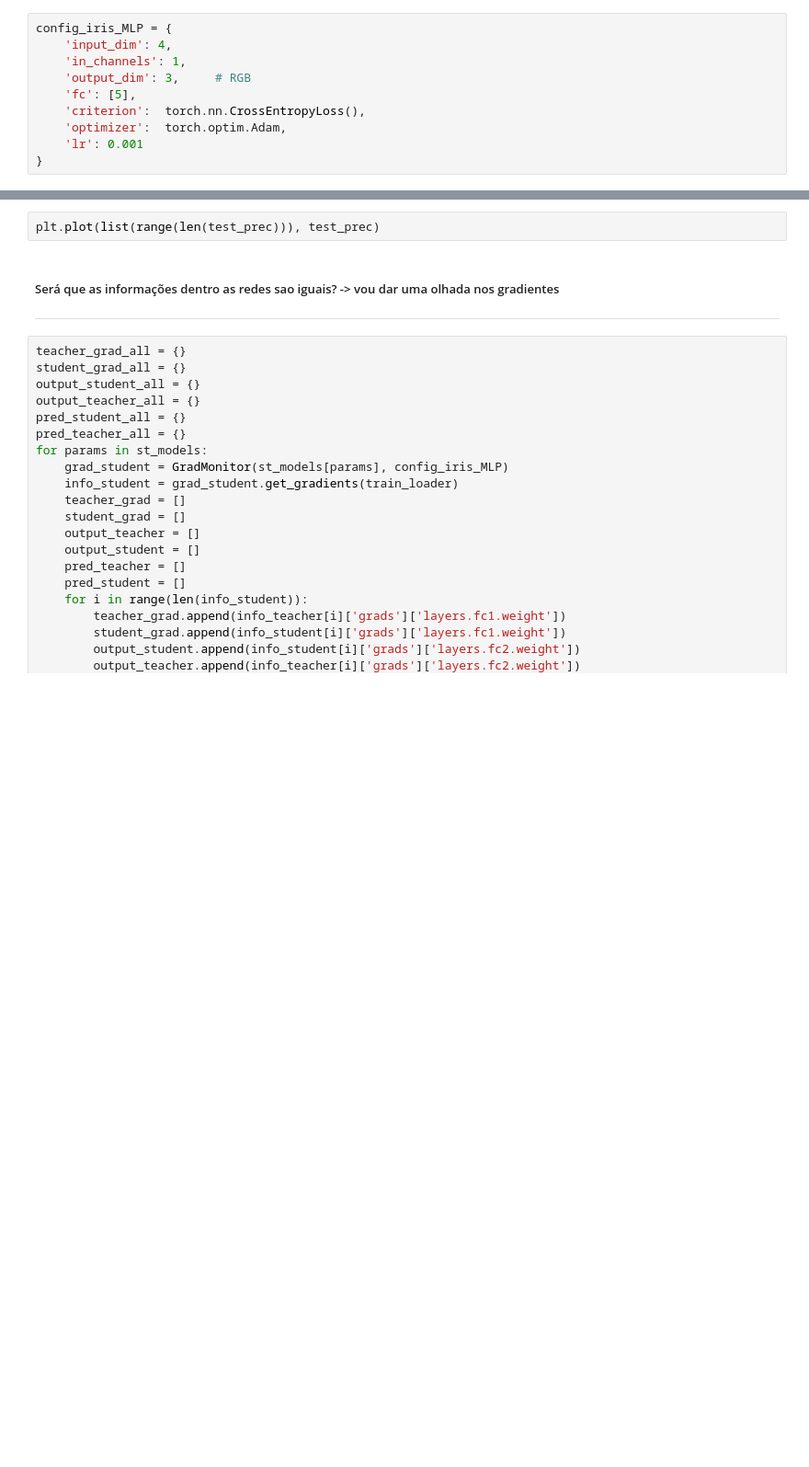
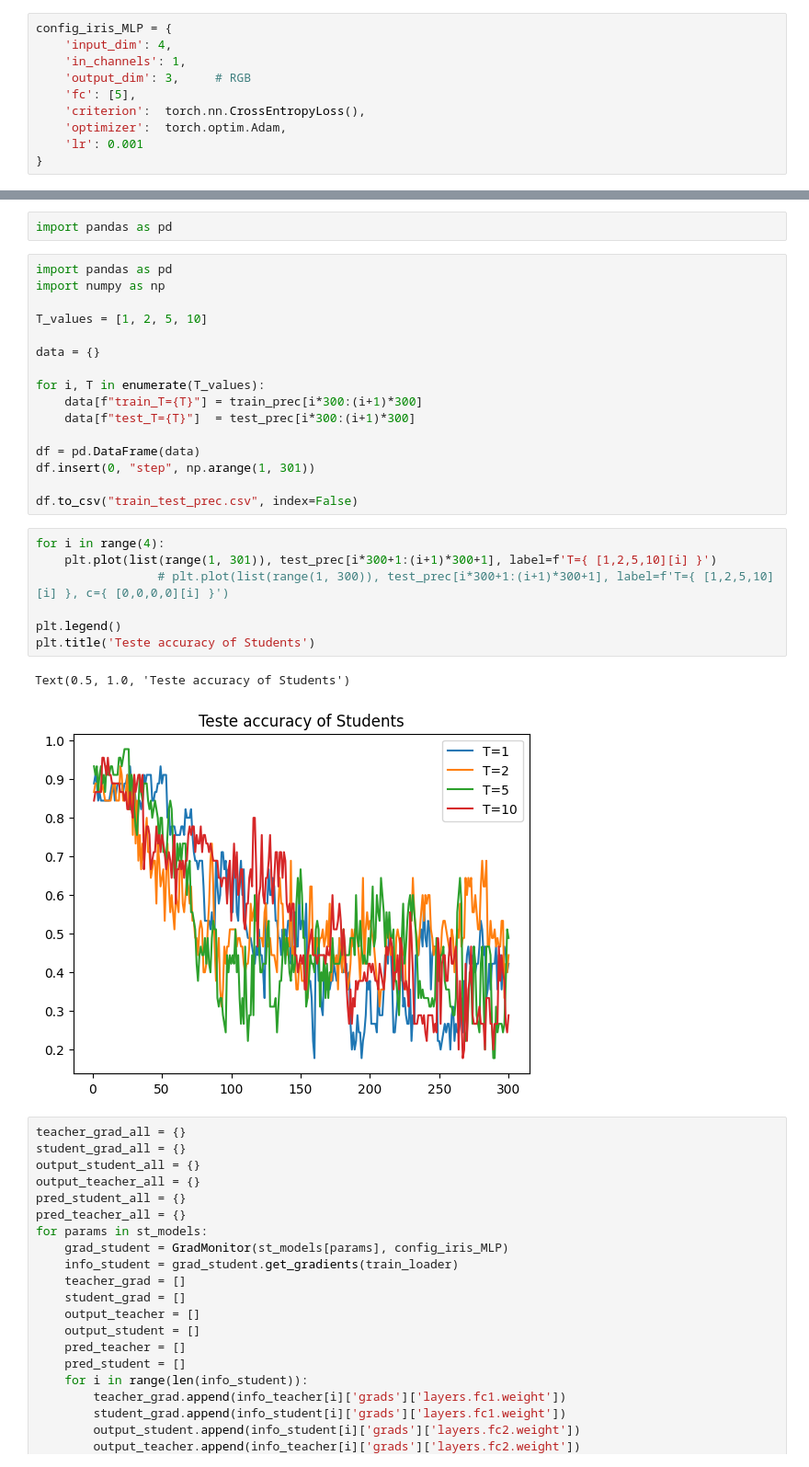
Before and after one commit to JessicaRch/knowledge_distillation, a Jupyter notebook: first_experiments/cascata_estudante.ipynb, the cells around one changed output, grey strips where cells are left out. Shown at 92% size. Drawn from its saved outputs; the diff is of its cells as text; blank space fills up the shorter version.

```diff
--- a/first_experiments/cascata_estudante.ipynb
+++ b/first_experiments/cascata_estudante.ipynb
@@ -102,8 +109,31 @@ KeyboardInterrupt:
+# %%
+import pandas as pd
+# %%
+import pandas as pd
+import numpy as np
+
+T_values = [1, 2, 5, 10]
+
+data = {}
+
+for i, T in enumerate(T_values):
+    data[f"train_T={T}"] = train_prec[i*300:(i+1)*300]
+    data[f"test_T={T}"]  = test_prec[i*300:(i+1)*300]
+
+df = pd.DataFrame(data)
+df.insert(0, "step", np.arange(1, 301))
+
+df.to_csv("train_test_prec.csv", index=False)
 # %%
-plt.plot(list(range(len(test_prec))), test_prec)
+for i in range(4):
+    plt.plot(list(range(1, 301)), test_prec[i*300+1:(i+1)*300+1], label=f'T={ [1,2,5,10][i] }')
+                 # plt.plot(list(range(1, 300)), test_prec[i*300+1:(i+1)*300+1], label=f'T={ [1,2,5,10][i] }, c={ [0,0,0,0][i] }')
+
+plt.legend()
+plt.title('Teste accuracy of Students')
+# %% [output]
+Text(0.5, 1.0, 'Teste accuracy of Students')
+[figure, added]
-# %% [markdown]
-##### Será que as informações dentro as redes sao iguais? -> vou dar uma olhada nos gradientes
----
 # %%
 teacher_grad_all = {}
 student_grad_all = {}
```
Also changed, not shown: parts of 6 cells of this notebook.
